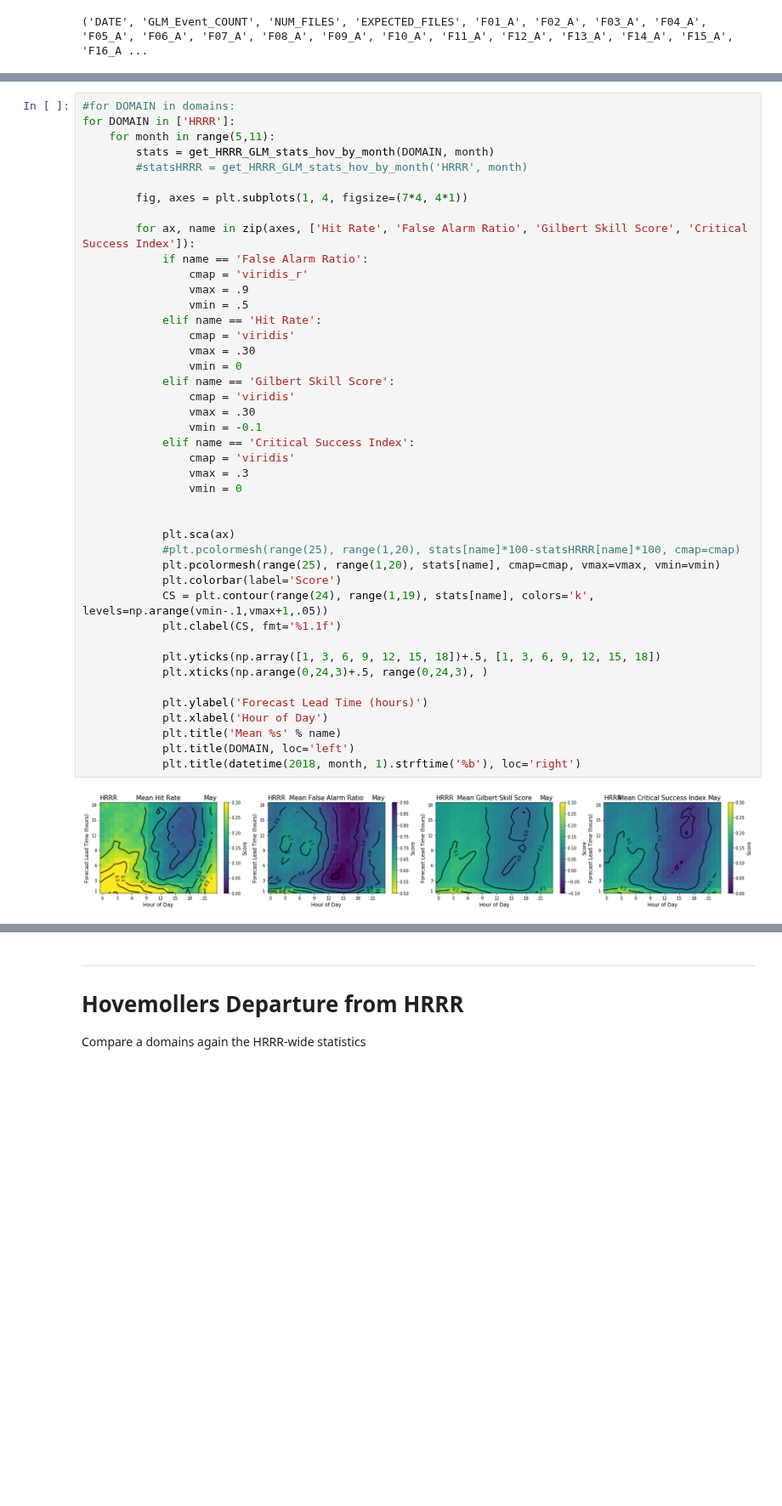
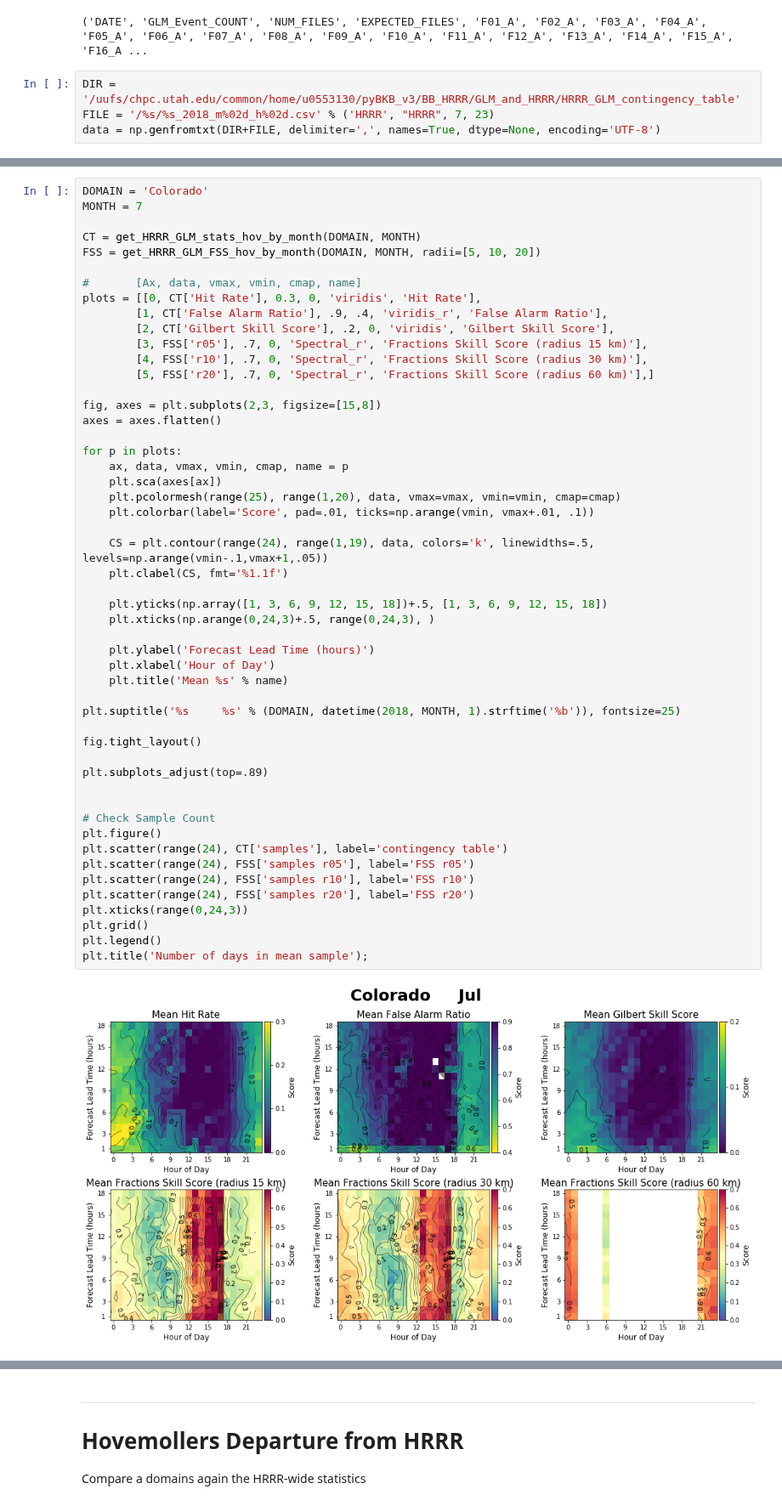
Before and after one commit to blaylockbk/pyBKB_v3, a Jupyter notebook: BB_HRRR/GLM_and_HRRR/explore_hovmoller_table.ipynb, the cells around one changed output, grey strips where cells are left out. Shown at 85% size. Cells and saved outputs as stored; diff of their text form; blank space fills up the shorter version.

```diff
--- a/BB_HRRR/GLM_and_HRRR/explore_hovmoller_table.ipynb
+++ b/BB_HRRR/GLM_and_HRRR/explore_hovmoller_table.ipynb
@@ -59,5 +64,9 @@ data = np.genfromtxt(DIR+FILE, delimiter=',', names=True, dtype=None, encoding='
 print(data.dtype.names)
 # %% [output]
 ('DATE', 'GLM_Event_COUNT', 'NUM_FILES', 'EXPECTED_FILES', 'F01_A', 'F02_A', 'F03_A', 'F04_A', 'F05_A', 'F06_A', 'F07_A', 'F08_A', 'F09_A', 'F10_A', 'F11_A', 'F12_A', 'F13_A', 'F14_A', 'F15_A', 'F16_A ...
+# %%
+DIR = '/uufs/chpc.utah.edu/common/home/u0553130/pyBKB_v3/BB_HRRR/GLM_and_HRRR/HRRR_GLM_contingency_table'
+FILE = '/%s/%s_2018_m%02d_h%02d.csv' % ('HRRR', "HRRR", 7, 23)
+data = np.genfromtxt(DIR+FILE, delimiter=',', names=True, dtype=None, encoding='UTF-8')
 # %%
 def get_HRRR_GLM_stats_hov_by_month(DOMAIN, month):
@@ -122,45 +195,53 @@ def get_HRRR_GLM_stats_hov_by_month(DOMAIN, month):
 # %%
-#for DOMAIN in domains:
-for DOMAIN in ['HRRR']:
-    for month in range(5,11):
-        stats = get_HRRR_GLM_stats_hov_by_month(DOMAIN, month)
-        #statsHRRR = get_HRRR_GLM_stats_hov_by_month('HRRR', month)
+DOMAIN = 'Colorado'
+MONTH = 7
 
-        fig, axes = plt.subplots(1, 4, figsize=(7*4, 4*1))
+CT = get_HRRR_GLM_stats_hov_by_month(DOMAIN, MONTH)
+FSS = get_HRRR_GLM_FSS_hov_by_month(DOMAIN, MONTH, radii=[5, 10, 20])
 
-        for ax, name in zip(axes, ['Hit Rate', 'False Alarm Ratio', 'Gilbert Skill Score', 'Critical Success Index']):
-            if name == 'False Alarm Ratio':
-                cmap = 'viridis_r'
-                vmax = .9
-                vmin = .5
-            elif name == 'Hit Rate':
-                cmap = 'viridis'
-                vmax = .30
-                vmin = 0
-            elif name == 'Gilbert Skill Score':
-                cmap = 'viridis'
-                vmax = .30
-                vmin = -0.1
-            elif name == 'Critical Success Index':
-                cmap = 'viridis'
-                vmax = .3
-                vmin = 0
+#       [Ax, data, vmax, vmin, cmap, name]
+plots = [[0, CT['Hit Rate'], 0.3, 0, 'viridis', 'Hit Rate'],
+        [1, CT['False Alarm Ratio'], .9, .4, 'viridis_r', 'False Alarm Ratio'],
+        [2, CT['Gilbert Skill Score'], .2, 0, 'viridis', 'Gilbert Skill Score'],
+        [3, FSS['r05'], .7, 0, 'Spectral_r', 'Fractions Skill Score (radius 15 km)'],
+        [4, FSS['r10'], .7, 0, 'Spectral_r', 'Fractions Skill Score (radius 30 km)'],
+        [5, FSS['r20'], .7, 0, 'Spectral_r', 'Fractions Skill Score (radius 60 km)'],]
+
+fig, axes = plt.subplots(2,3, figsize=[15,8])
+axes = axes.flatten()
+
+for p in plots:
+    ax, data, vmax, vmin, cmap, name = p
+    plt.sca(axes[ax])
+    plt.pcolormesh(range(25), range(1,20), data, vmax=vmax, vmin=vmin, cmap=cmap)
+    plt.colorbar(label='Score', pad=.01, ticks=np.arange(vmin, vmax+.01, .1))
+
+    CS = plt.contour(range(24), range(1,19), data, colors='k', linewidths=.5, levels=np.arange(vmin-.1,vmax+1,.05))
+    plt.clabel(CS, fmt='%1.1f')
+
+    plt.yticks(np.array([1, 3, 6, 9, 12, 15, 18])+.5, [1, 3, 6, 9, 12, 15, 18])
+    plt.xticks(np.arange(0,24,3)+.5, range(0,24,3), )
+
+    plt.ylabel('Forecast Lead Time (hours)')
+    plt.xlabel('Hour of Day')
+    plt.title('Mean %s' % name)
+
+plt.suptitle('%s     %s' % (DOMAIN, datetime(2018, MONTH, 1).strftime('%b')), fontsize=25)
+
+fig.tight_layout()
+
+plt.subplots_adjust(top=.89)
 
 
-            plt.sca(ax)
-            #plt.pcolormesh(range(25), range(1,20), stats[name]*100-statsHRRR[name]*100, cmap=cmap)
-            plt.pcolormesh(range(25), range(1,20), stats[name], cmap=cmap, vmax=vmax, vmin=vmin)
-            plt.colorbar(label='Score')
-            CS = plt.contour(range(24), range(1,19), stats[name], colors='k', levels=np.arange(vmin-.1,vmax+1,.05))
-            plt.clabel(CS, fmt='%1.1f')
-
-            plt.yticks(np.array([1, 3, 6, 9, 12, 15, 18])+.5, [1, 3, 6, 9, 12, 15, 18])
-            plt.xticks(np.arange(0,24,3)+.5, range(0,24,3), )
-
-            plt.ylabel('Forecast Lead Time (hours)')
-            plt.xlabel('Hour of Day')
-            plt.title('Mean %s' % name)
-            plt.title(DOMAIN, loc='left')
-            plt.title(datetime(2018, month, 1).strftime('%b'), loc='right')
+# Check Sample Count
+plt.figure()
+plt.scatter(range(24), CT['samples'], label='contingency table')
+plt.scatter(range(24), FSS['samples r05'], label='FSS r05')
+plt.scatter(range(24), FSS['samples r10'], label='FSS r10')
+plt.scatter(range(24), FSS['samples r20'], label='FSS r20')
+plt.xticks(range(0,24,3))
+plt.grid()
+plt.legend()
+plt.title('Number of days in mean sample');
 # %% [output]
-[figure, old version]
+[figure, new version]
```
Also changed, not shown: parts of 9 cells of this notebook, 9 other files.
